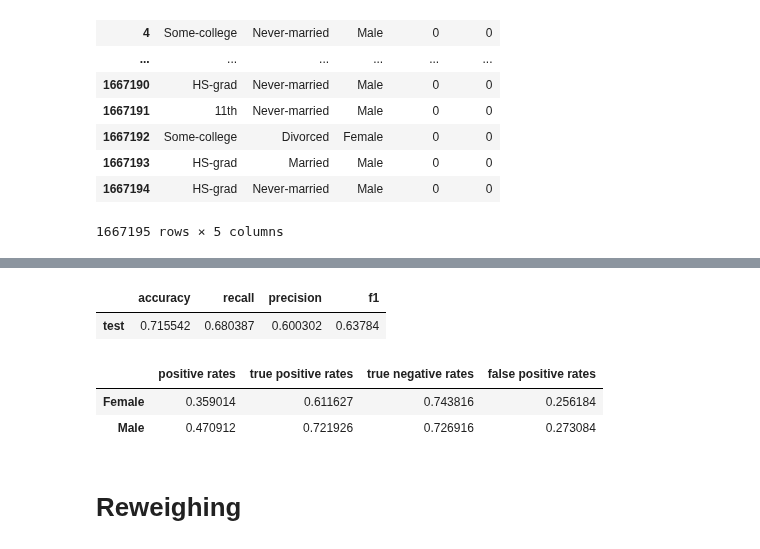
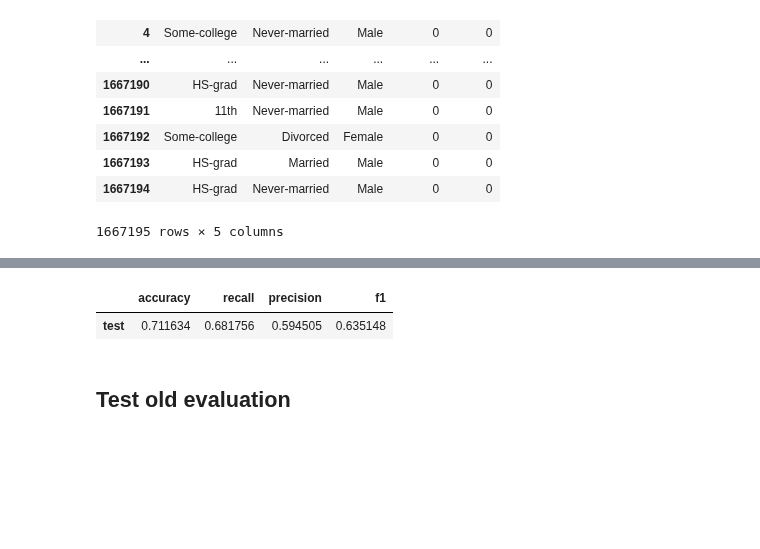
Before and after one commit to JipSchoneveld/HCML_project, a Jupyter notebook: train.ipynb, the cells around one changed output, grey strips where cells are left out. Cells and saved outputs as stored; diff of their text form; code cells hidden in the pictures; blank space fills up the shorter version.

```diff
--- a/train.ipynb
+++ b/train.ipynb
@@ -115,7 +116,8 @@ cat_feat_encoder = cat_feat_encoder.fit(DATA[cat_feats])
 # %% [markdown]
 ## Split train, dev and test
 # %%
-train, dev = train_test_split(DATA, random_state=1989)
-test = data_2018
-print(f"Train size: {len(train)}, dev size: {len(dev)}, test size: {len(test)}")
+train, rest = train_test_split(DATA, test_size=0.3, random_state= 64819)
+dev, test_old = train_test_split(rest, test_size=2/3, random_state= 8910)
+test_2018 = data_2018
+print(f"Train size: {len(train)}, dev size: {len(dev)}, test old size: {len(test_old)}, test 2018 size: {len(test_2018)}")
 # %% [output]
@@ -127,13 +129,17 @@ y_train = train['income']
 x_dev  = dev.drop(columns=['income'])
 y_dev  = dev['income']
 
-x_test  = test.drop(columns=['income'])
-y_test  = test['income']
+x_test_old  = test_old.drop(columns=['income'])
+y_test_old  = test_old['income']
+
+x_test_2018  = test_2018.drop(columns=['income'])
+y_test_2018  = test_2018['income']
 # %%
 from Dataverwerking.data_transform import cat_to_one_hot
 x_train_encoded = cat_to_one_hot(x_train, cat_feats, cat_feat_encoder)
 x_dev_encoded = cat_to_one_hot(x_dev, cat_feats, cat_feat_encoder)
-x_test_encoded = cat_to_one_hot(x_test, cat_feats, cat_feat_encoder)
+x_test_old_encoded = cat_to_one_hot(x_test_old, cat_feats, cat_feat_encoder)
+x_test_2018_encoded = cat_to_one_hot(x_test_2018, cat_feats, cat_feat_encoder)
 # %%
 x_train_encoded
 # %% [output]
@@ -256,3 +314,11 @@ logreg_results_test
 | 1667193 | HS-grad | Married | Male | 0 | 0 |
 | 1667194 | HS-grad | Never-married | Male | 0 | 0 |
 1667195 rows × 5 columns
+# %%
+y_pred_test_2018= list(logreg.predict(x_test_2018_encoded))
+
+logreg_results_test_2018 = test_2018.copy() #get all the data of the dev set
+
+logreg_results_test_2018 = logreg_results_test_2018.filter(items=FEAT_OF_INT) #keep only relevant info
+logreg_results_test_2018['y_pred'] = y_pred_test_2018
+logreg_results_test_2018
@@ -259,25 +339,13 @@ logreg_results_test
 # %%
-logreg_acc_test = accuracy_score(y_test, y_pred_test)
-logreg_rec_test = recall_score(y_test, y_pred_test)
-logreg_pre_test = precision_score(y_test, y_pred_test)
-logreg_f1_test = f1_score(y_test, y_pred_test)
-logreg_eval_test = pd.DataFrame({'accuracy': [logreg_acc_test], 'recall': [logreg_rec_test], 'precision': [logreg_pre_test], 'f1': [logreg_f1_test]}, index=['test'])
-logreg_eval_test.to_csv(os.path.join('Results', 'test_2018_eval.csv'),sep='\t')
-logreg_eval_test
+logreg_acc_test_2018 = accuracy_score(y_test_2018, y_pred_test_2018)
+logreg_rec_test_2018 = recall_score(y_test_2018, y_pred_test_2018)
+logreg_pre_test_2018 = precision_score(y_test_2018, y_pred_test_2018)
+logreg_f1_test_2018 = f1_score(y_test_2018, y_pred_test_2018)
+logreg_eval_test_2018 = pd.DataFrame({'accuracy': [logreg_acc_test_2018], 'recall': [logreg_rec_test_2018], 'precision': [logreg_pre_test_2018], 'f1': [logreg_f1_test_2018]}, index=['test'])
+logreg_eval_test_2018.to_csv(os.path.join('Results', 'test_2018_eval.csv'),sep='\t')
+logreg_eval_test_2018
 # %% [output]
 |  | accuracy | recall | precision | f1 |
-| test | 0.715542 | 0.680387 | 0.600302 | 0.63784 |
+| test | 0.711634 | 0.681756 | 0.594505 | 0.635148 |
-# %%
-logreg_fair_eval_test = pd.DataFrame()
-logreg_fair_eval_test['positive rates'] = positive_rates(logreg_results_test, 'sex')
-logreg_fair_eval_test['true positive rates'] = true_postive_rates(logreg_results_test, 'sex')
-logreg_fair_eval_test['true negative rates'] = true_negative_rate(logreg_results_test, 'sex')
-logreg_fair_eval_test['false positive rates'] = false_postive_rates(logreg_results_test, 'sex')
-logreg_fair_eval_test.to_csv(os.path.join('Results', 'test_2018_fair_eval.csv'),sep='\t')
-logreg_fair_eval_test
-# %% [output]
-|  | positive rates | true positive rates | true negative rates | false positive rates |
-| Female | 0.359014 | 0.611627 | 0.743816 | 0.256184 |
-| Male | 0.470912 | 0.721926 | 0.726916 | 0.273084 |
-# %% [markdown]
-# Reweighing
+# %% [markdown]
+## Test old evaluation
```
Also changed, not shown: parts of 21 cells of this notebook, 6 other files.
